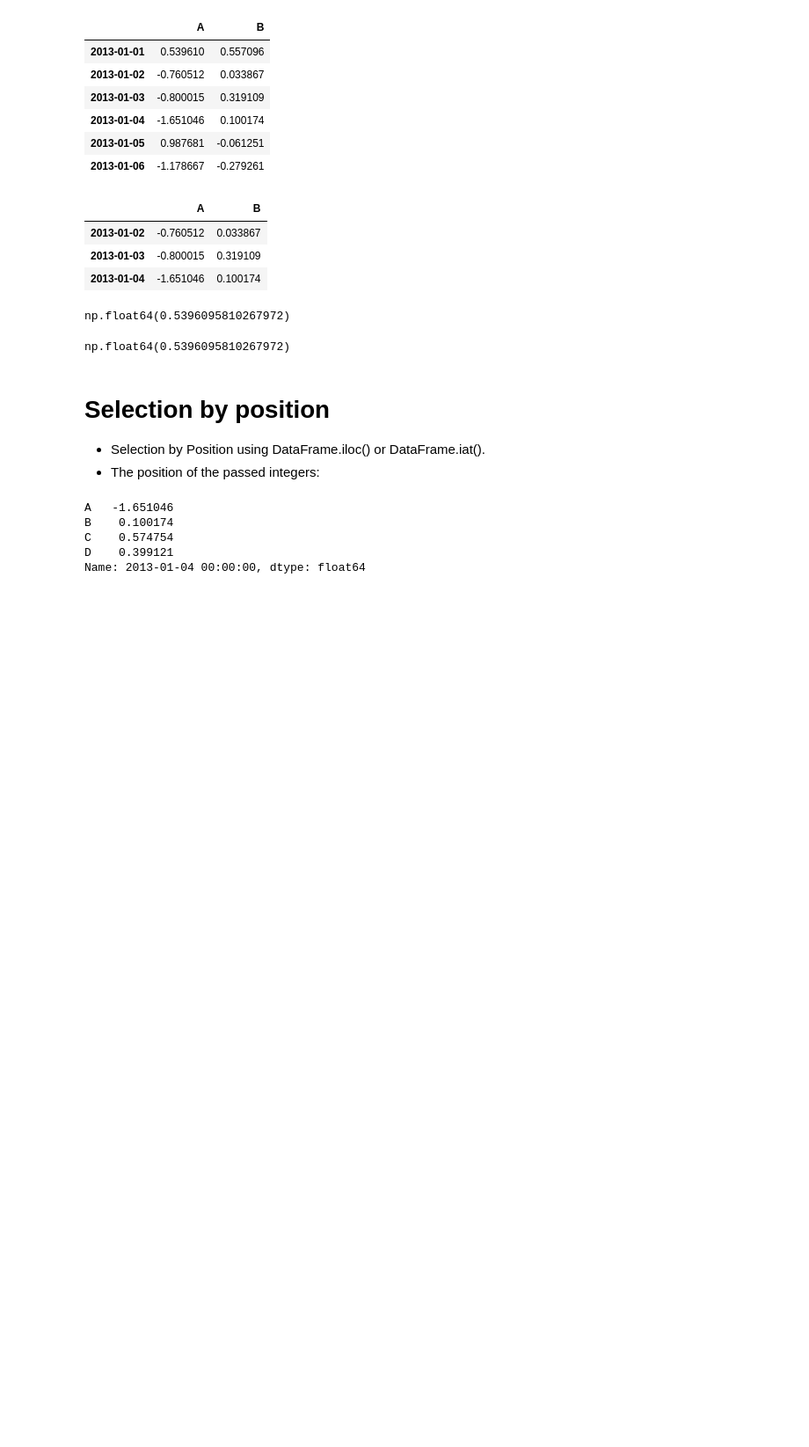
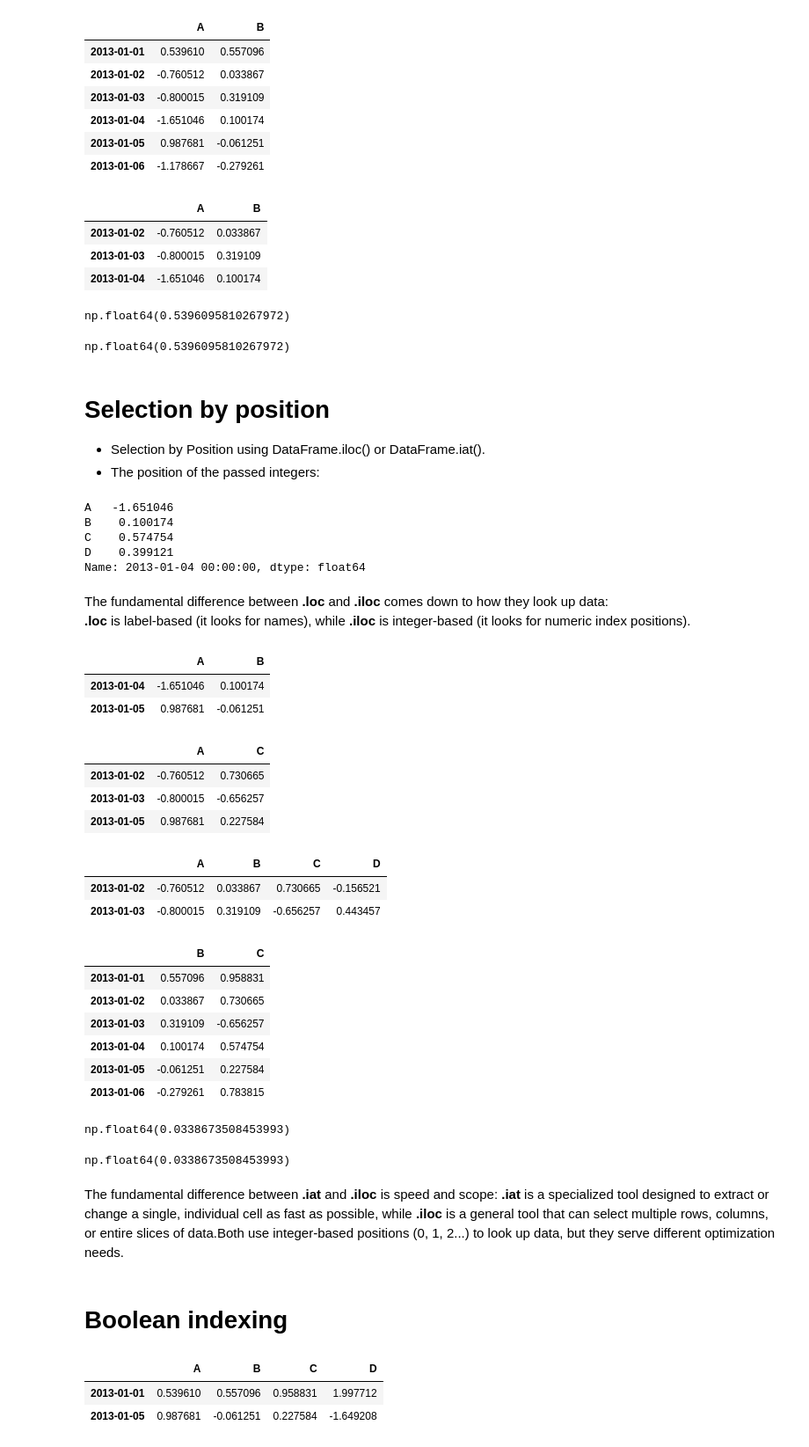
Before and after one commit to AltafHussain533/pandas-for-data-science, a Jupyter notebook: pandas.ipynb, the cells around one changed output. Shown at 88% size. Cells and saved outputs as stored; diff of their text form; code cells hidden in the pictures; blank space fills up the shorter version.

```diff
--- a/pandas.ipynb
+++ b/pandas.ipynb
@@ -814,3 +814,62 @@ B    0.100174
 C    0.574754
 D    0.399121
 Name: 2013-01-04 00:00:00, dtype: float64
+# %% [markdown]
+The fundamental difference between **.loc** and **.iloc** comes down to how they look up data:\
+ **.loc** is label-based (it looks for names), while **.iloc** is integer-based (it looks for numeric index positions).
+# %%
+# Integer slices acts similar to NumPy/Python:
+df.iloc[3:5, 0:2]
+# %% [output]
+|  | A | B |
+| 2013-01-04 | -1.651046 | 0.100174 |
+| 2013-01-05 | 0.987681 | -0.061251 |
+# %%
+# Lists of integer position locations:
+df.iloc[[1, 2, 4], [0, 2]]
+# %% [output]
+|  | A | C |
+| 2013-01-02 | -0.760512 | 0.730665 |
+| 2013-01-03 | -0.800015 | -0.656257 |
+| 2013-01-05 | 0.987681 | 0.227584 |
+# %%
+# For slicing rows explicitly:
+df.iloc[1:3, :]
+# selects rows 1 and 2 (since the end index is exclusive) and all columns (:) of the DataFrame.
+# %% [output]
+|  | A | B | C | D |
+| 2013-01-02 | -0.760512 | 0.033867 | 0.730665 | -0.156521 |
+| 2013-01-03 | -0.800015 | 0.319109 | -0.656257 | 0.443457 |
+# %%
+# For slicing columns explicitly:
+df.iloc[:, 1:3]
+# selects all rows (:) and columns 1 and 2 (since the end index is exclusive) of the DataFrame.
+# %% [output]
+|  | B | C |
+| 2013-01-01 | 0.557096 | 0.958831 |
+| 2013-01-02 | 0.033867 | 0.730665 |
+| 2013-01-03 | 0.319109 | -0.656257 |
+| 2013-01-04 | 0.100174 | 0.574754 |
+| 2013-01-05 | -0.061251 | 0.227584 |
+| 2013-01-06 | -0.279261 | 0.783815 |
+# %%
+# For getting a value explicitly:
+df.iloc[1, 1]
+# %% [output]
+np.float64(0.0338673508453993)
+# %%
+# For getting fast access to a scalar (equivalent to the prior method):
+df.iat[1, 1]
+# %% [output]
+np.float64(0.0338673508453993)
+# %% [markdown]
+The fundamental difference between **.iat** and **.iloc** is speed and scope: **.iat** is a specialized tool designed to extract or change a single, individual cell as fast as possible, while **.iloc** is a general tool that can select multiple rows, columns, or entire slices of data.Both use integer-based positions (0, 1, 2...) to look up data, but they serve different optimization needs.
+# %% [markdown]
+# Boolean indexing
+# %%
+# Select rows where df.A is greater than 0.
+df[df["A"] > 0]
+# %% [output]
+|  | A | B | C | D |
+| 2013-01-01 | 0.539610 | 0.557096 | 0.958831 | 1.997712 |
+| 2013-01-05 | 0.987681 | -0.061251 | 0.227584 | -1.649208 |
```
Also changed, not shown: parts of 21 cells of this notebook.
